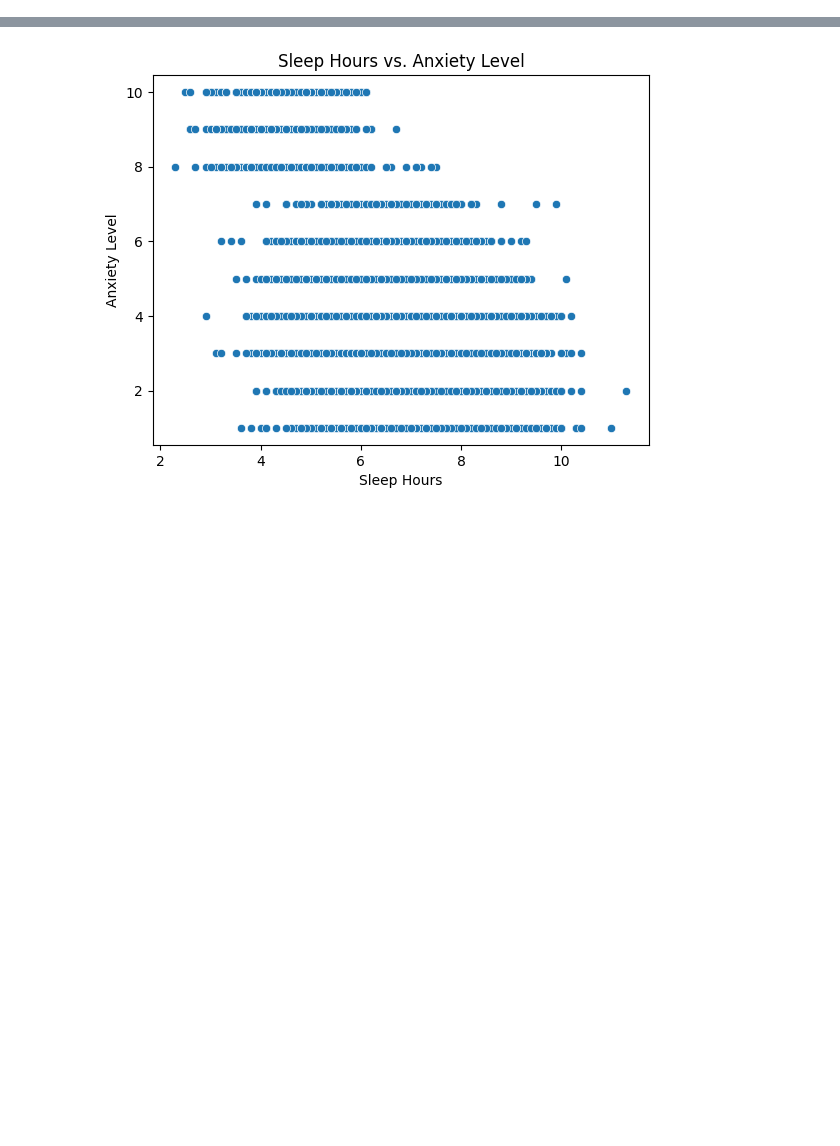
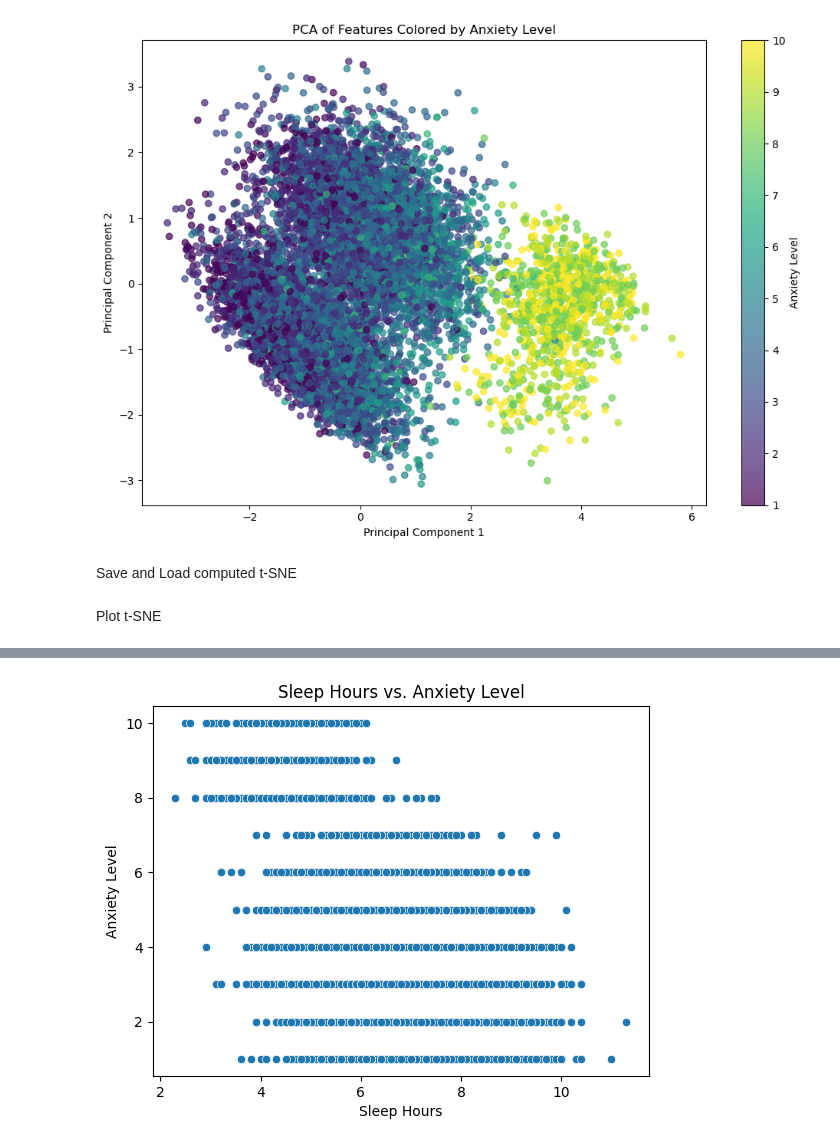
Before and after one commit to Aditi200122/social-anxiety-analysis, a Jupyter notebook: notebooks/01_data_exploration.ipynb, the cells around one changed output, grey strips where cells are left out. Saved outputs shown, nothing was run; the diff lists cells and outputs as text; code cells hidden in the pictures; blank space fills up the shorter version.

```diff
--- a/notebooks/01_data_exploration.ipynb
+++ b/notebooks/01_data_exploration.ipynb
@@ -86,0 +197,30 @@ Index(['Age', 'Gender', 'Occupation', 'Sleep Hours',
+# %%
+dim_reduction_df = df.select_dtypes(include=['int64', 'float64']).iloc[:, :16]
+scaler = StandardScaler()
+X_scaled = scaler.fit_transform(dim_reduction_df)
+# %%
+pca = PCA(n_components=2)
+pca_result = pca.fit_transform(X_scaled)
+
+# Step 4: Create scatter plot colored by Anxiety Level
+plt.figure(figsize=(10, 7))
+scatter = plt.scatter(
+    pca_result[:, 0],
+    pca_result[:, 1],
+    c=df['Anxiety Level (1-10)'],
+    cmap='viridis',
+    alpha=0.7
+)
+plt.colorbar(scatter, label='Anxiety Level')
+plt.title('PCA of Features Colored by Anxiety Level')
+plt.xlabel('Principal Component 1')
+plt.ylabel('Principal Component 2')
+plt.tight_layout()
+
+# Save the figure
+plt.savefig('pca_anxiety_colored.png', dpi=300)
+
+# Show the figure
+plt.show()
+# %% [output]
+[figure, added]
@@ -86,0 +236,2 @@ Index(['Age', 'Gender', 'Occupation', 'Sleep Hours',
+# %% [markdown]
+Save and Load computed t-SNE
@@ -86,0 +242,2 @@ Index(['Age', 'Gender', 'Occupation', 'Sleep Hours',
+# %% [markdown]
+Plot t-SNE
```
Also changed, not shown: parts of 135 cells of this notebook.
